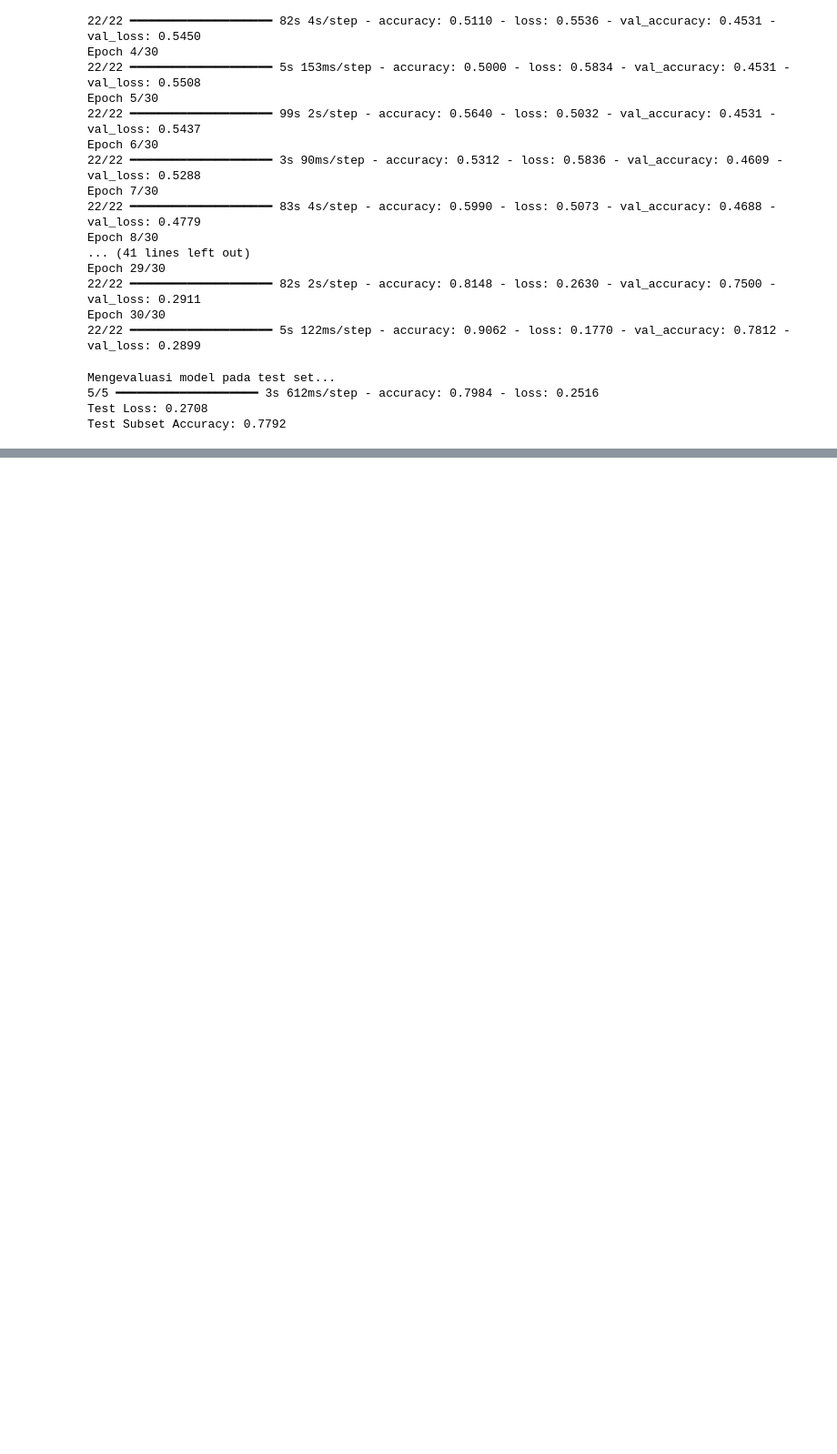
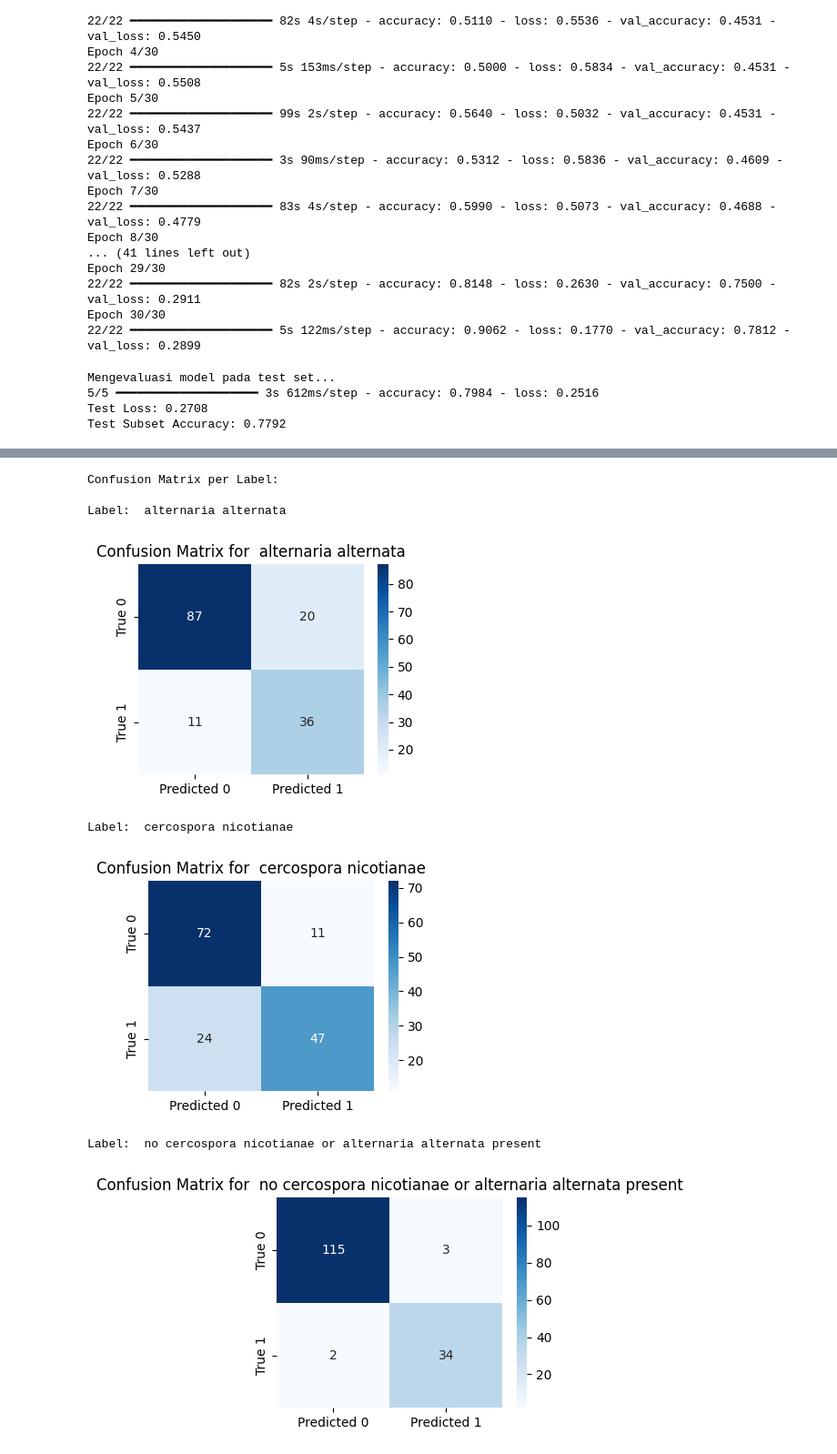
Before and after one commit to DenisKai7/tobacco, a Jupyter notebook: Tobacco.ipynb, the cells around one changed output, grey strips where cells are left out. Shown at 91% size. Drawn from its saved outputs; the diff is of its cells as text; code cells hidden in the pictures; blank space fills up the shorter version.

```diff
--- a/Tobacco.ipynb
+++ b/Tobacco.ipynb
@@ -216,3 +216,12 @@ Mengevaluasi model pada test set...
 5/5 ━━━━━━━━━━━━━━━━━━━━ 3s 612ms/step - accuracy: 0.7984 - loss: 0.2516
 Test Loss: 0.2708
 Test Subset Accuracy: 0.7792
+# %%
+y_pred_probs = model.predict(X_test)
+
+y_pred_binary = (y_pred_probs > THRESHOLD).astype(int)
+
+print("\nDetail Evaluasi Multi-Label:")
+
+print("Classification Report (per label, ambang batas 0.5):")
+print(classification_report(y_test, y_pred_binary, target_names=CLASS_NAMES, zero_division=0))
@@ -218,0 +243,20 @@ Test Subset Accuracy: 0.7792
+# %%
+print("\nConfusion Matrix per Label:")
+for i, class_name in enumerate(CLASS_NAMES):
+    print(f"\nLabel: {class_name}")
+    cm = confusion_matrix(y_test[:, i], y_pred_binary[:, i])
+    plt.figure(figsize=(4, 3))
+    sns.heatmap(cm, annot=True, fmt='d', cmap='Blues',
+                xticklabels=['Predicted 0', 'Predicted 1'],
+                yticklabels=['True 0', 'True 1'])
+    plt.title(f'Confusion Matrix for {class_name}')
+    plt.show()
+# %% [output]
+Confusion Matrix per Label:
+
+Label:  alternaria alternata
+[figure, added]
+Label:  cercospora nicotianae
+[figure, added]
+Label:  no cercospora nicotianae or alternaria alternata present
+[figure, added]
```
Also changed, not shown: parts of 1 cell of this notebook.
